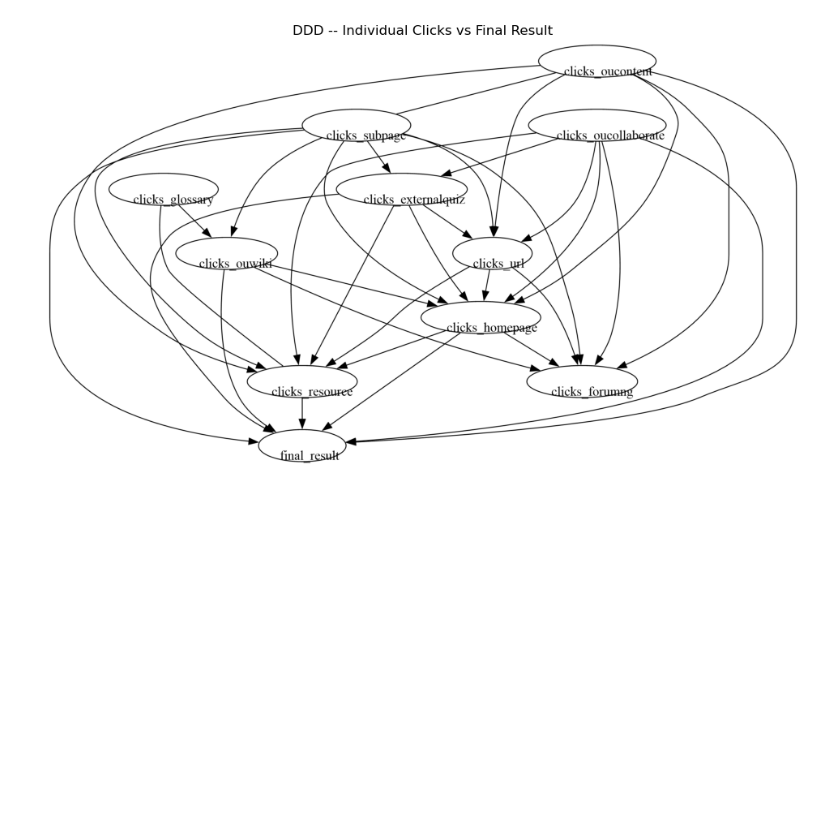
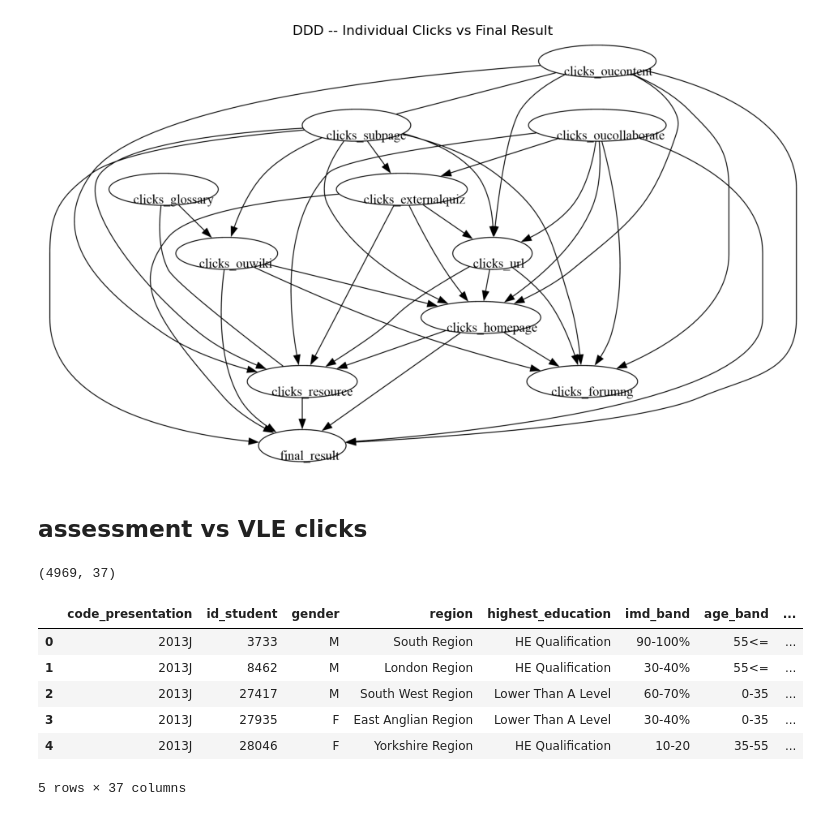
Before and after one commit to dishayayyy/Stage1_RQ1, a Jupyter notebook: DDD_PC.ipynb, the cells around one changed output. Drawn from its saved outputs; the diff is of its cells as text; code cells hidden in the pictures; blank space fills up the shorter version.

```diff
--- a/DDD_PC.ipynb
+++ b/DDD_PC.ipynb
@@ -663,3 +663,19 @@ plt.title("DDD -- Individual Clicks vs Final Result")
 plt.show()
 # %% [output]
 [figure]
+# %% [markdown]
+## assessment vs VLE clicks
+# %%
+df_ddd_raw = pd.read_csv(r"C:\Users\Disha Sharma\Desktop\Paper_1\ModuleWise\DDD.csv")
+
+print(df_ddd_raw.shape)
+df_ddd_raw.head()
+# %% [output]
+(4969, 37)
+|  | code_presentation | id_student | gender | region | highest_education | imd_band | age_band | ... |
+| 0 | 2013J | 3733 | M | South Region | HE Qualification | 90-100% | 55<= | ... |
+| 1 | 2013J | 8462 | M | London Region | HE Qualification | 30-40% | 55<= | ... |
+| 2 | 2013J | 27417 | M | South West Region | Lower Than A Level | 60-70% | 0-35 | ... |
+| 3 | 2013J | 27935 | F | East Anglian Region | Lower Than A Level | 30-40% | 0-35 | ... |
+| 4 | 2013J | 28046 | F | Yorkshire Region | HE Qualification | 10-20 | 35-55 | ... |
+5 rows × 37 columns
```
Also changed, not shown: parts of 4 cells of this notebook, 6 other files.
